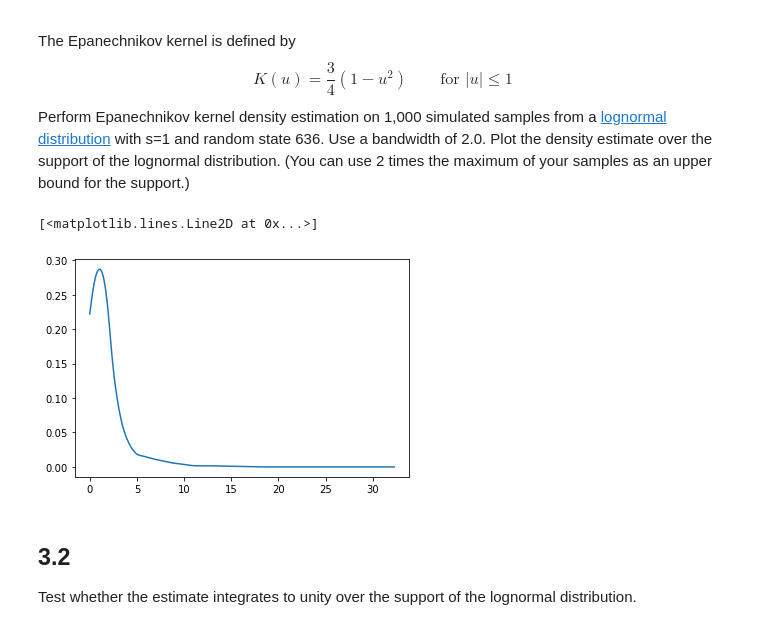
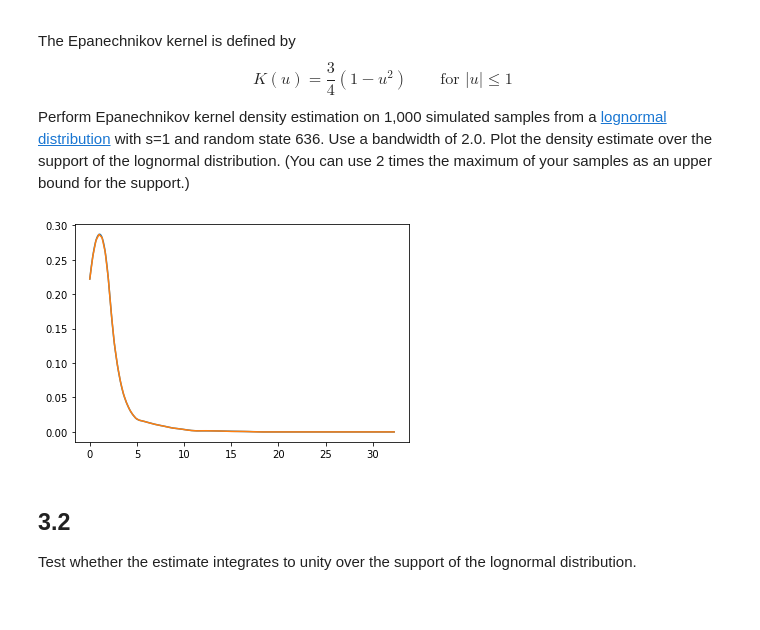
Before and after one commit to g7an/Intro-to-Data-Science, a Jupyter notebook: hw1_problems.ipynb, the cells around one changed output. Drawn from its saved outputs; the diff is of its cells as text; code cells hidden in the pictures.

```diff
--- a/hw1_problems.ipynb
+++ b/hw1_problems.ipynb
@@ -154,8 +154,8 @@ Plot an overlay of a beta PDF and a triangular PDF with the following parameters
 from scipy.stats import beta, triang, uniform
 import matplotlib.pyplot as plt
 
-p1 = lambda x : beta.pdf(x, a=2, b=2, loc=0, scale=1)  # target distribution
-p2 = lambda x : triang.pdf(x, c=0.5, loc=0, scale=1)  # candidate distribution
+f = lambda x : beta.pdf(x, a=2, b=2, loc=0, scale=1)  # target distribution
+g = lambda x : triang.pdf(x, c=0.5, loc=0, scale=1)  # candidate distribution
 x = np.linspace(0,1,1000)
 plt.plot(x, p1(x))
 plt.plot(x, p2(x))
@@ -186,11 +186,10 @@ samples = []
 c = 1.5
 beta_rv = beta.rvs(a=2, b=2, loc=0, size=N, scale=1, random_state=666)
 for i in range(N):
-    u = beta_rv[i]
-    ratio = p2(triang_rv[i]) / p1(triang_rv[i])
-    # accept if a beta random variable is <= ratio / c
-    if u <= ratio/c:
-        samples.append(u)
+    ratio = f(triang_rv[i]) / g(triang_rv[i])
+    # accept if a uniform random variable is <= ratio / c
+    if norm_rv[i] <= ratio/c:
+        samples.append(triang_rv[i])
 
 # number of samples obtained
 print(len(samples))
@@ -215,22 +214,35 @@ Perform Epanechnikov kernel density estimation on 1,000 simulated samples from a
 # %%
 from sklearn.neighbors import KernelDensity
 from scipy.stats import lognorm
+import numpy as np
+import matplotlib.pyplot as plt
 
 # generate 100 random variables using lognormal distribution
 samples = lognorm.rvs(s=1, size=1000, random_state=636)
 
 # get the 2 times maximum of samples to avoid strong-edge effect
 upper_bound = 2 * samples.max()
 x = np.linspace(0, upper_bound, 1000)
 
 kde = KernelDensity(kernel='epanechnikov', bandwidth=2.0).fit(samples[:, np.newaxis]) # reshape to 2D array as required
-lognorm_dens = kde.score_samples(x[:, np.newaxis])
+lognorm_dens = kde.score_samples(x[:, np.newaxis]) # print log-likelihood of each sample under the model.
 
 f = np.exp(lognorm_dens)
 plt.plot(x, f)
+
+# 解法2:
+def epa(u):
+    return (3/4)*(1-u**2)*(abs(u)<=1)
+
+kde = lambda x, data, bw: (1/(len(data)*bw)) * sum([epa((x - data[i])/bw) \
+                                for i in range(len(data))])
+
+x = np.linspace(0, 2*max(samples), 100);
+bw = 2.0
+plt.plot(x, kde(x, samples, bw))
+plt.show()
 # %% [output]
-[<matplotlib.lines.Line2D at 0x...>]
-[figure, old version]
+[figure, new version]
 # %% [markdown]
 ## 3.2
 Test whether the estimate integrates to unity over the support of the lognormal distribution.
```
Also changed, not shown: parts of 13 cells of this notebook.
